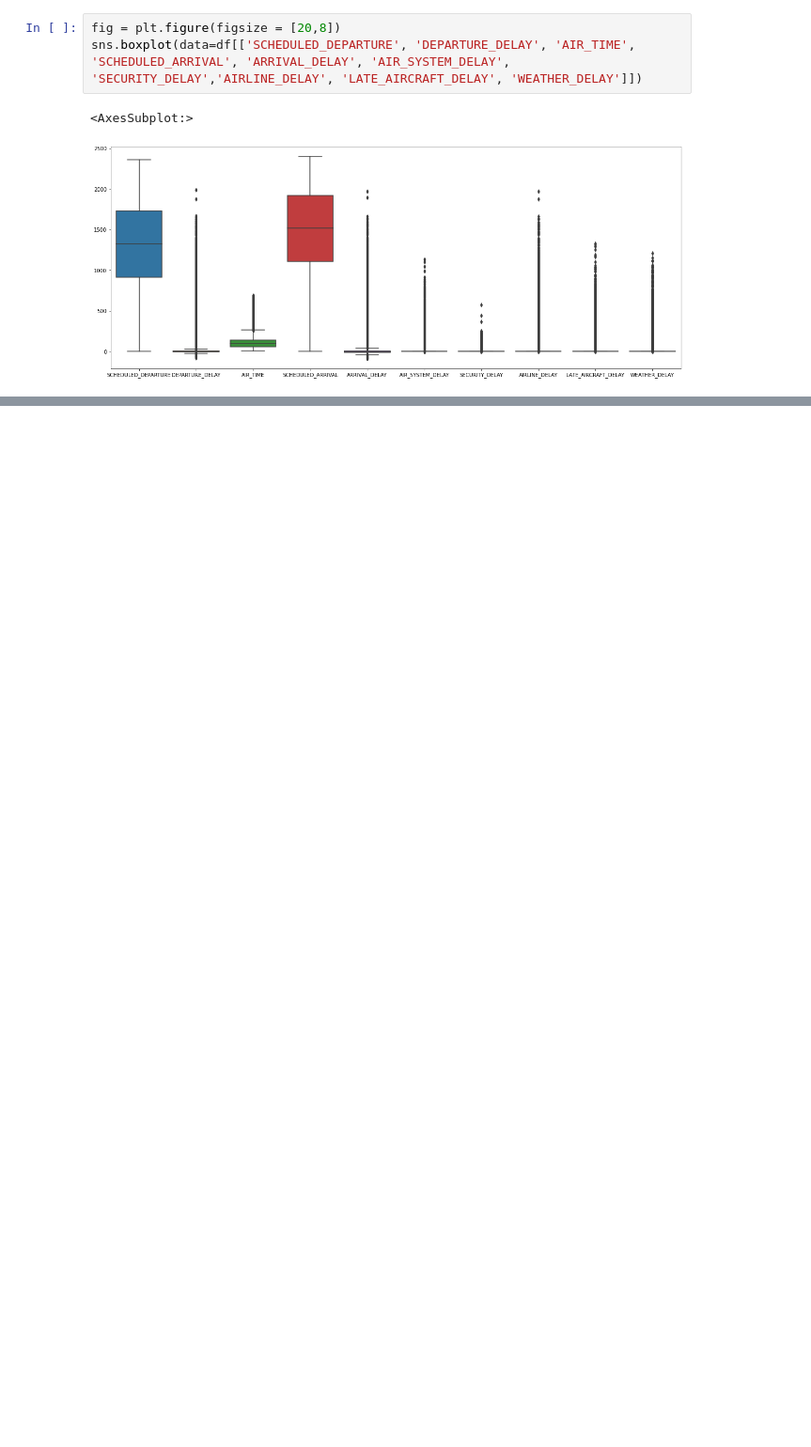
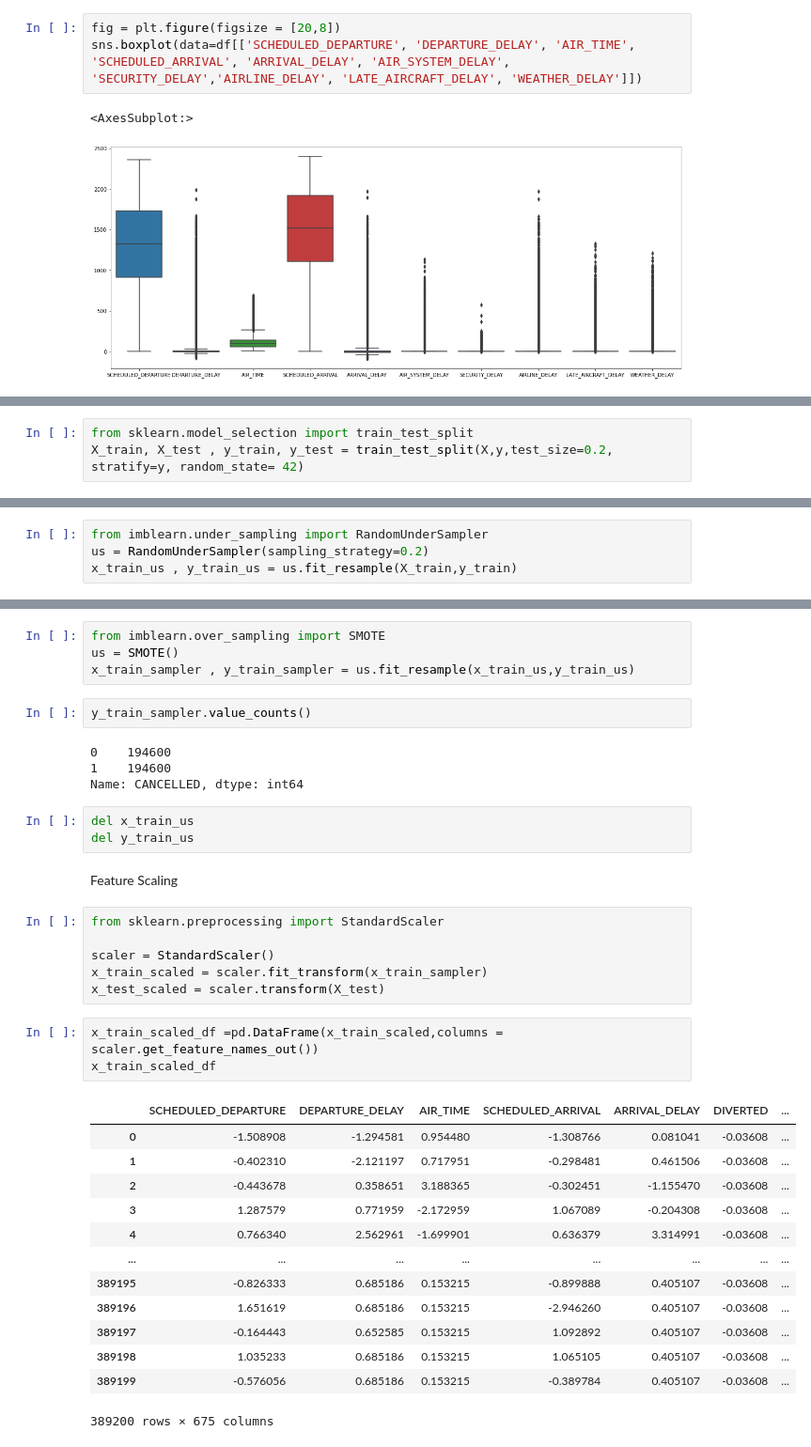
Before and after one commit to Yousef-Nasr/Flight-Cancellation-Classiffication, a Jupyter notebook: main.ipynb, the cells around one changed output, grey strips where cells are left out. Shown at 94% size. Drawn from its saved outputs; the diff is of its cells as text; blank space fills up the shorter version.

```diff
--- a/main.ipynb
+++ b/main.ipynb
@@ -445,0 +487,3 @@ sns.boxplot(data=df[['SCHEDULED_DEPARTURE', 'DEPARTURE_DELAY', 'AIR_TIME', 'SCHE
+# %%
+from sklearn.model_selection import train_test_split
+X_train, X_test , y_train, y_test = train_test_split(X,y,test_size=0.2, stratify=y, random_state= 42)
@@ -445,0 +501,4 @@ sns.boxplot(data=df[['SCHEDULED_DEPARTURE', 'DEPARTURE_DELAY', 'AIR_TIME', 'SCHE
+# %%
+from imblearn.under_sampling import RandomUnderSampler
+us = RandomUnderSampler(sampling_strategy=0.2)
+x_train_us , y_train_us = us.fit_resample(X_train,y_train)
@@ -445,0 +514,38 @@ sns.boxplot(data=df[['SCHEDULED_DEPARTURE', 'DEPARTURE_DELAY', 'AIR_TIME', 'SCHE
+# %%
+from imblearn.over_sampling import SMOTE
+us = SMOTE()
+x_train_sampler , y_train_sampler = us.fit_resample(x_train_us,y_train_us)
+# %%
+y_train_sampler.value_counts()
+# %% [output]
+0    194600
+1    194600
+Name: CANCELLED, dtype: int64
+# %%
+del x_train_us
+del y_train_us
+# %% [markdown]
+Feature Scaling
+# %%
+from sklearn.preprocessing import StandardScaler
+
+scaler = StandardScaler()
+x_train_scaled = scaler.fit_transform(x_train_sampler)
+x_test_scaled = scaler.transform(X_test)
+# %%
+x_train_scaled_df =pd.DataFrame(x_train_scaled,columns = scaler.get_feature_names_out())
+x_train_scaled_df
+# %% [output]
+|  | SCHEDULED_DEPARTURE | DEPARTURE_DELAY | AIR_TIME | SCHEDULED_ARRIVAL | ARRIVAL_DELAY | DIVERTED | ... |
+| 0 | -1.508908 | -1.294581 | 0.954480 | -1.308766 | 0.081041 | -0.03608 | ... |
+| 1 | -0.402310 | -2.121197 | 0.717951 | -0.298481 | 0.461506 | -0.03608 | ... |
+| 2 | -0.443678 | 0.358651 | 3.188365 | -0.302451 | -1.155470 | -0.03608 | ... |
+| 3 | 1.287579 | 0.771959 | -2.172959 | 1.067089 | -0.204308 | -0.03608 | ... |
+| 4 | 0.766340 | 2.562961 | -1.699901 | 0.636379 | 3.314991 | -0.03608 | ... |
+| ... | ... | ... | ... | ... | ... | ... | ... |
+| 389195 | -0.826333 | 0.685186 | 0.153215 | -0.899888 | 0.405107 | -0.03608 | ... |
+| 389196 | 1.651619 | 0.685186 | 0.153215 | -2.946260 | 0.405107 | -0.03608 | ... |
+| 389197 | -0.164443 | 0.652585 | 0.153215 | 1.092892 | 0.405107 | -0.03608 | ... |
+| 389198 | 1.035233 | 0.685186 | 0.153215 | 1.065105 | 0.405107 | -0.03608 | ... |
+| 389199 | -0.576056 | 0.685186 | 0.153215 | -0.389784 | 0.405107 | -0.03608 | ... |
+389200 rows × 675 columns
```
Also changed, not shown: parts of 16 cells of this notebook.
